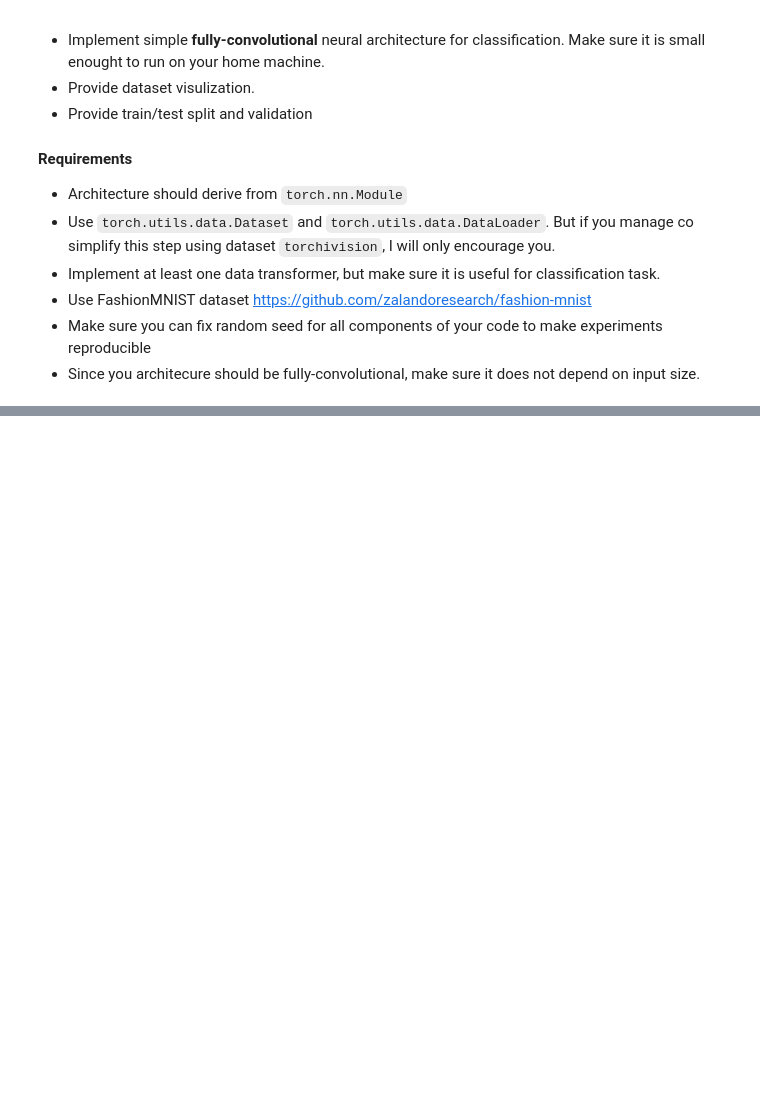
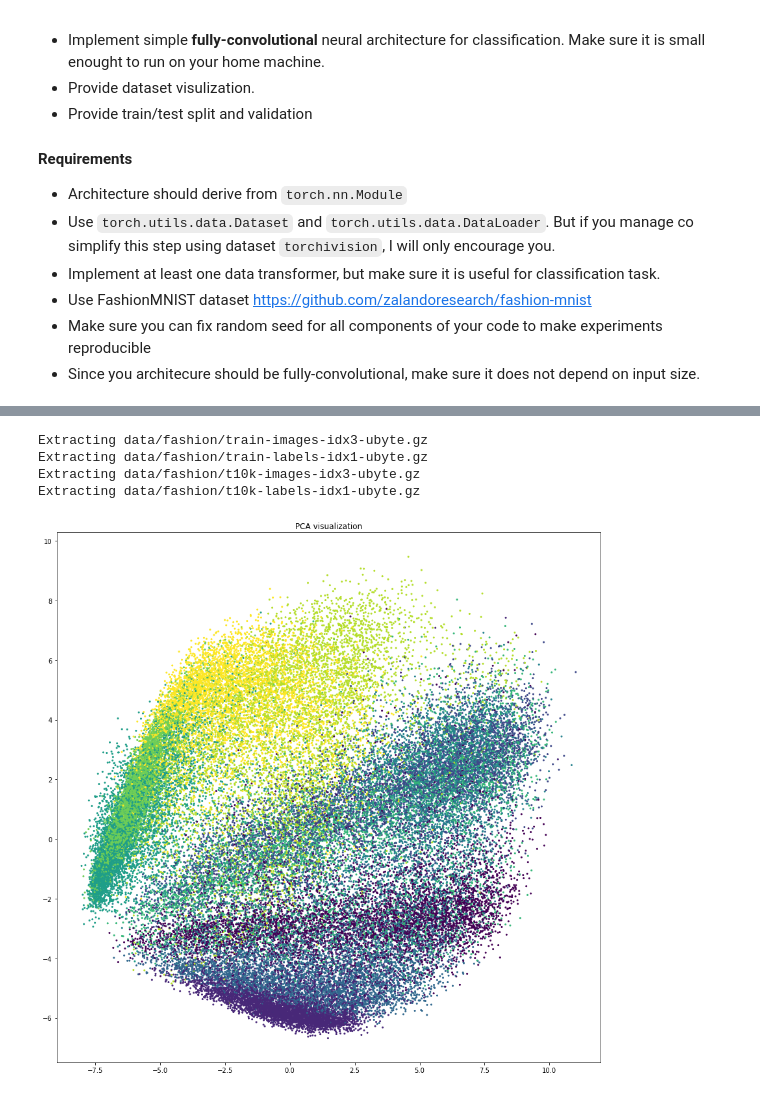
Before and after one commit to danlapko/deeplearning-assigments, a Jupyter notebook: solutions/1/task_2.ipynb, the cells around one changed output, grey strips where cells are left out. Saved outputs shown, nothing was run; the diff lists cells and outputs as text; code cells hidden in the pictures; blank space fills up the shorter version.

```diff
--- a/solutions/1/task_2.ipynb
+++ b/solutions/1/task_2.ipynb
@@ -186,0 +184,19 @@ Test set: Average loss: 0.0058, Accuracy: 8710/10000 (87%)
+# %%
+def visualize_pca(n_components):
+    data = input_data.read_data_sets('data/fashion',
+                                     source_url='http://fashion-mnist.s3-website.eu-central-1.amazonaws.com/')
+    pca = PCA(n_components=n_components)
+    X_pca_new = pca.fit_transform(data.train.images)
+
+    plt.figure(figsize=(15, 15))
+    plt.title("PCA visualization")
+    plt.scatter(X_pca_new[:, 0], X_pca_new[:, 1], c=data.train.labels, s=4)
+
+
+visualize_pca(2)
+# %% [output]
+Extracting data/fashion/train-images-idx3-ubyte.gz
+Extracting data/fashion/train-labels-idx1-ubyte.gz
+Extracting data/fashion/t10k-images-idx3-ubyte.gz
+Extracting data/fashion/t10k-labels-idx1-ubyte.gz
+[figure, added]
```
Also changed, not shown: parts of 6 cells of this notebook.
